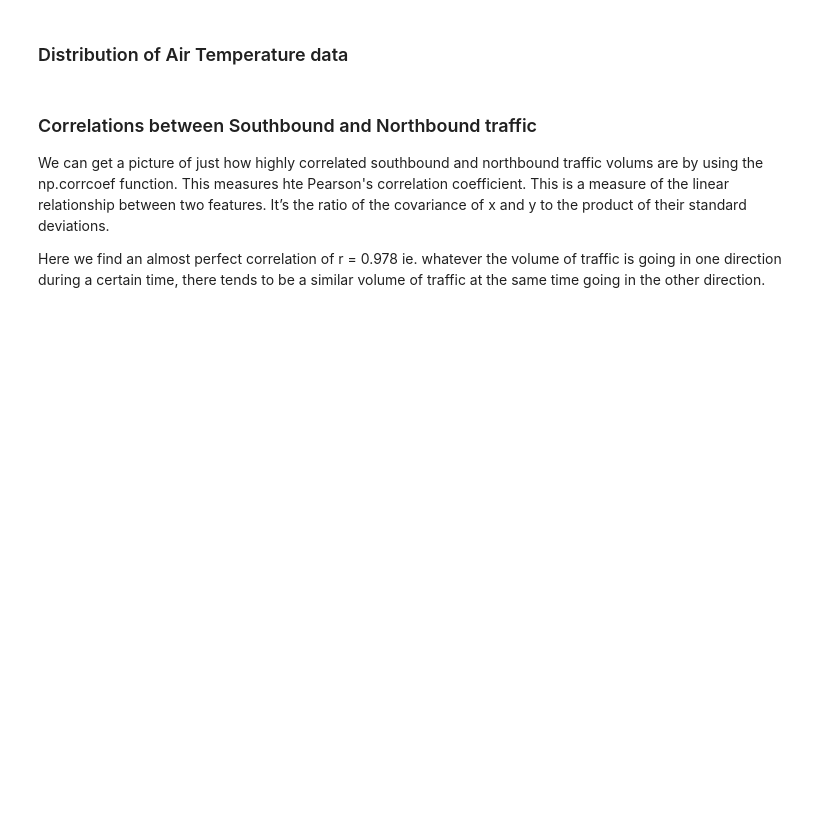
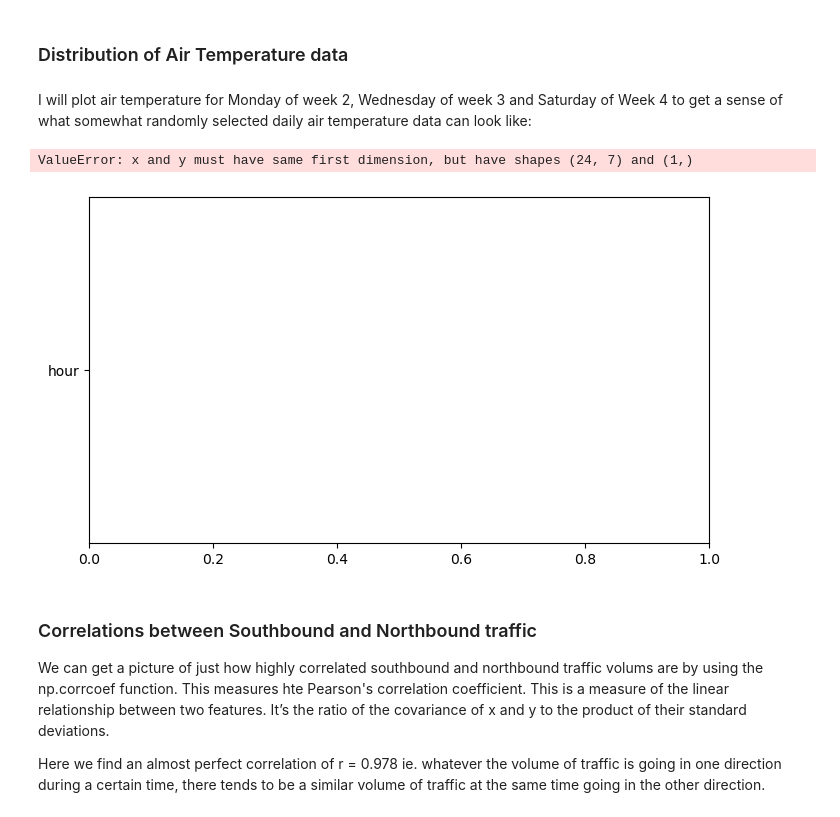
Before and after one commit to jmce22/pfda_project1, a Jupyter notebook: pfda_project1.ipynb, the cells around one changed output. Cells and saved outputs as stored; diff of their text form; code cells hidden in the pictures; blank space fills up the shorter version.

Commit message:
attempt at plotting air temperature levels for different days on same plot

```diff
--- a/pfda_project1.ipynb
+++ b/pfda_project1.ipynb
@@ -414,6 +414,26 @@ std_sat_n_hourly = saturday.groupby('hour')['northbound'].std()
 std_sun_n_hourly = sunday.groupby('hour')['northbound'].std()
 # %% [markdown]
 ### Distribution of Air Temperature data ###
+# %% [markdown]
+I will plot air temperature for Monday of week 2, Wednesday of week 3 and Saturday of Week 4 to get a sense of what somewhat randomly selected daily air temperature data can look like:
+# %%
+monday_wk2 = df.loc[(df['day'] == 'Mon') & (df['week'] == 2)]
+wednesday_wk3 = df.loc[(df['day'] == 'Wed') & (df['week'] == 3)]
+saturday_wk4 = df.loc[(df['day'] == 'Sat') & (df['week'] == 4)]
+
+plt.figure(figsize=(8, 4.5))
+#plt.plot(monday_wk2['hour'], monday_wk2['temp'], label = "Mon week 2 temp")
+#plt.plot(wednesday_wk3['hour'], wednesday_wk3['temp'], label = "Wed week 3 temp")
+plt.plot(saturday_wk4,['hour'], saturday_wk4['temp'], label= "Sat week 4 temp")
+plt.xlabel('Hour of Day x:00 hrs')
+plt.xticks(np.arange(24))
+plt.ylabel('Air Temp (°C)')
+plt.title('Air temperature (°C) - samples')
+plt.legend(["Mon week 2 temp", "Wed week 3 temp", "Sat week 4 temp"], loc ="upper right")
+plt.show()
+# %% [output]
+ValueError: x and y must have same first dimension, but have shapes (24, 7) and (1,)
+[figure, added]
 # %% [markdown]
 ### Correlations between Southbound and Northbound traffic ###
 We can get a picture of just how highly correlated southbound and northbound traffic volums are by using the np.corrcoef function. This measures hte Pearson's correlation coefficient. This is a measure of the linear relationship between two features. It’s the ratio of the covariance of x and y to the product of their standard deviations.
```
Also changed, not shown: parts of 11 cells of this notebook.
